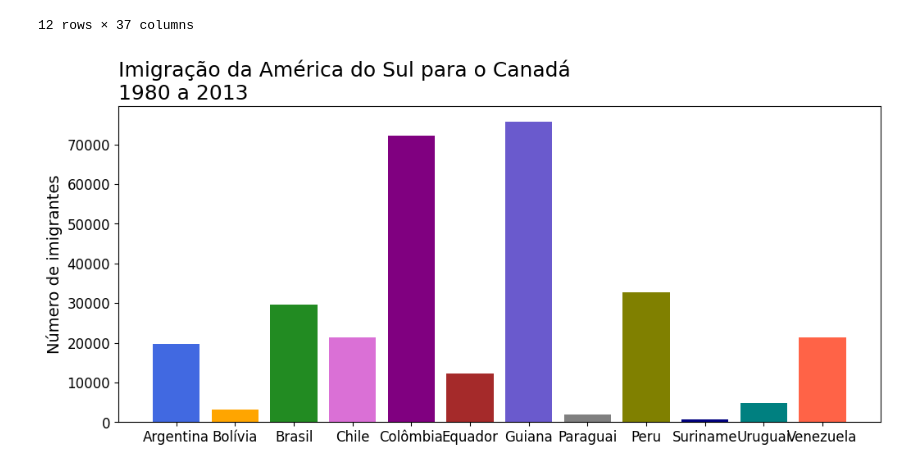
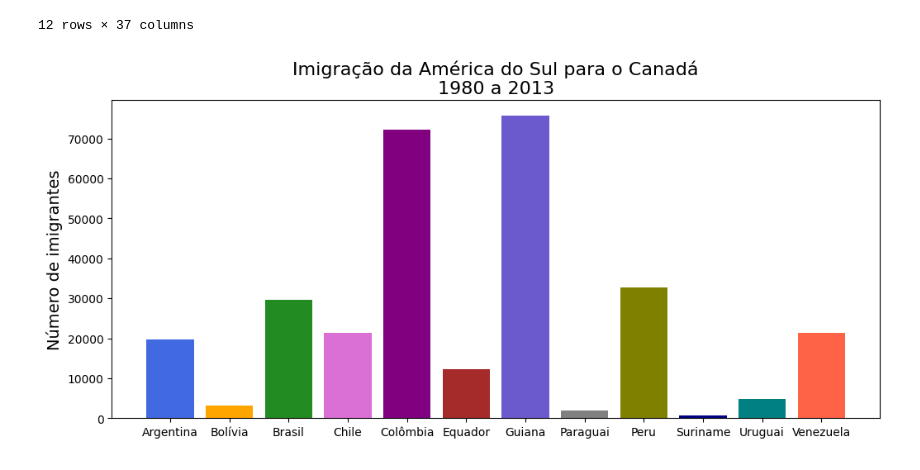
Before and after one commit to V-i-h/SemanaEstatistica, a Jupyter notebook: notebooks/aula3.ipynb, the cells around one changed output. Saved outputs shown, nothing was run; the diff lists cells and outputs as text; code cells hidden in the pictures.

```diff
--- a/notebooks/aula3.ipynb
+++ b/notebooks/aula3.ipynb
@@ -174,13 +174,13 @@ cores = ['royalblue', 'orange', 'forestgreen', 'orchid', 'purple', 'brown', 'sla
 # %%
 # Criando a figura
 fig, ax = plt.subplots(figsize=(12, 5))
 ax.bar(america_sul.index, america_sul['Total'], color=cores)
-ax.set_title('Imigração da América do Sul para o Canadá\n1980 a 2013', loc='left', fontsize=18)
+ax.set_title('Imigração da América do Sul para o Canadá\n1980 a 2013', fontsize=16)
 ax.set_ylabel('Número de imigrantes', fontsize=14)
 ax.set_xlabel('')
-ax.yaxis.set_tick_params(labelsize=12)
-ax.xaxis.set_tick_params(labelsize=12)
+ax.yaxis.set_tick_params(labelsize=10)
+ax.xaxis.set_tick_params(labelsize=10)
 
 plt.show()
 # %% [output]
-[figure, old version]
+[figure, new version]
```
Also changed, not shown: 1 other file.
